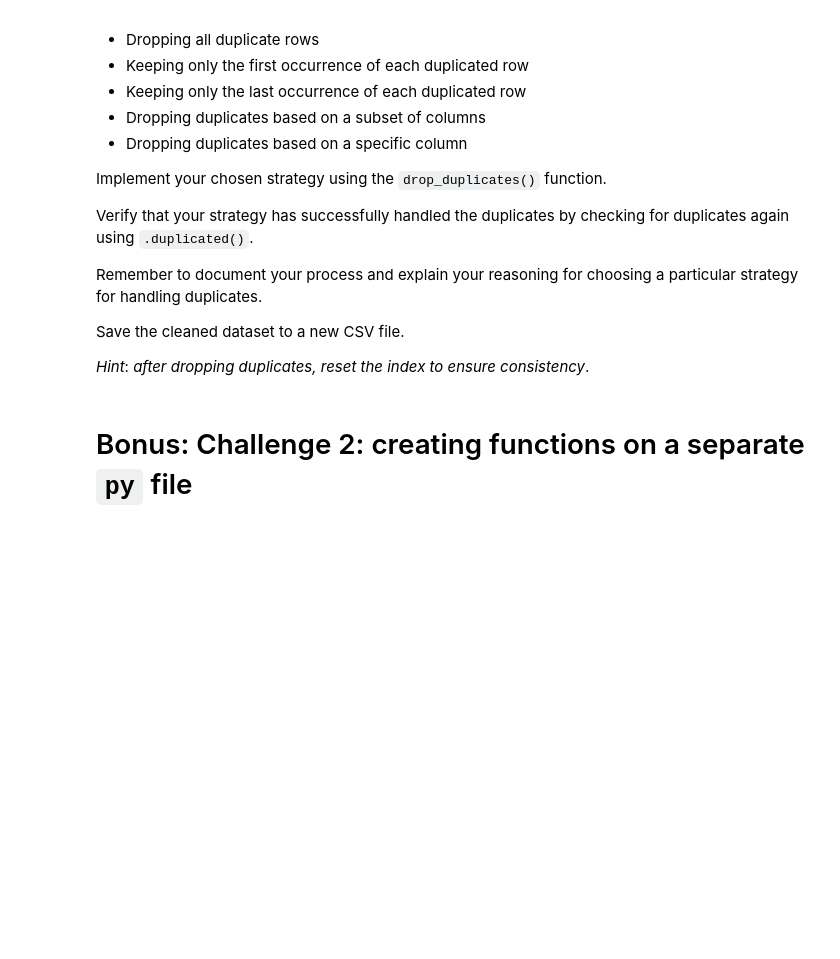
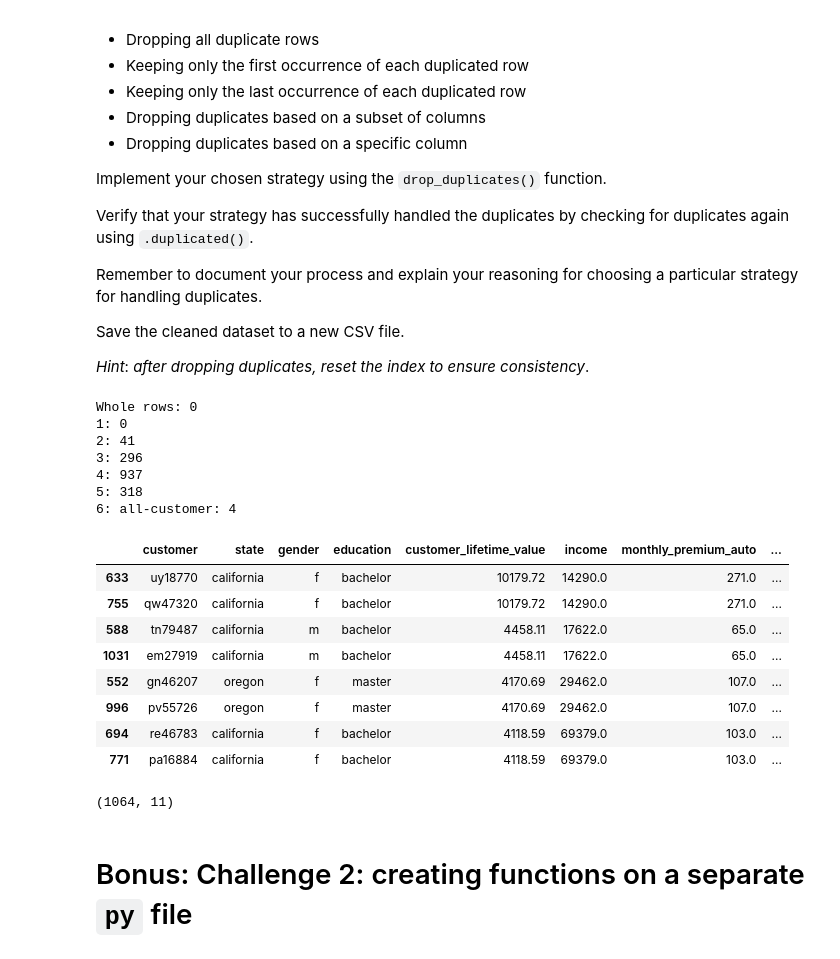
Before and after one commit to Beata2307/lab-dw-data-cleaning-and-formatting, a Jupyter notebook: lab-dw-data-cleaning-and-formatting.ipynb, the cells around one changed output. Drawn from its saved outputs; the diff is of its cells as text; code cells hidden in the pictures; blank space fills up the shorter version.

```diff
--- a/lab-dw-data-cleaning-and-formatting.ipynb
+++ b/lab-dw-data-cleaning-and-formatting.ipynb
@@ -176,0 +195,4 @@ After formatting data types, as a last step, convert all the numeric variables t
+# %%
+# rows with None values in each column will be removed from a data frame
+
+df = df.dropna(how='all')
@@ -176,0 +214,5 @@ After formatting data types, as a last step, convert all the numeric variables t
+# %%
+# For column 'gender' replace NaN values by "na", meaning that the value is unknown
+
+df['gender'] = df['gender'].fillna("na")
+df['gender'].value_counts()
@@ -176,0 +225,8 @@ After formatting data types, as a last step, convert all the numeric variables t
+# %%
+#df['customer_lifetime_value'] = df['customer_lifetime_value'].fillna(df['customer_lifetime_value'].mean())
+
+# for 'customer_lifetime_value' drop rows for which value is NaN - filling missing values with mean, mode or by using neighboring rows would not have much sens
+
+display(df[df['customer_lifetime_value'].isna()])
+
+df = df.dropna(subset='customer_lifetime_value')
@@ -197,3 +273,52 @@ Save the cleaned dataset to a new CSV file.
 *Hint*: *after dropping duplicates, reset the index to ensure consistency*.
 # %%
 # Your code here
+# First, just in case, unify values across the columns, such that all string are lower case with spaces removed and float numbers are rounded to 2 decimal places
+
+# df = df.applymap(lambda x: x.strip().lower() if isinstance(x, str) else x)
+
+# df = df.applymap(lambda x: round(x,2) if isinstance(x, float) else x)
+
+print("Whole rows:", df.duplicated().sum())
+
+
+print("1:", df.duplicated(subset=['customer']).sum())
+print("2:", df.duplicated(subset=['customer_lifetime_value']).sum())
+print("3:", df.duplicated(subset=['income']).sum())
+print("4:", df.duplicated(subset=['monthly_premium_auto']).sum())
+print("5:", df.duplicated(subset=['total_claim_amount']).sum())
+
+print("6: all-customer:", df.duplicated(subset=['state','gender', 'education', 'customer_lifetime_value','income','monthly_premium_auto','number_of_open_complaints','policy_type','vehicle_class','total_claim_amount']).sum())
+
+# print("7: 6-education:", df.duplicated(subset=['state','gender', 'customer_lifetime_value','income','monthly_premium_auto','number_of_open_complaints','policy_type','vehicle_class','total_claim_amount']).sum())
+
+# print("8: 7-state:", df.duplicated(subset=['gender', 'customer_lifetime_value','income','monthly_premium_auto','number_of_open_complaints','policy_type','vehicle_class','total_claim_amount']).sum())
+
+# print("9: 8-gender:", df.duplicated(subset=['customer_lifetime_value','income','monthly_premium_auto','number_of_open_complaints','policy_type','vehicle_class','total_claim_amount']).sum())
+
+# if we remove 'customer' column from comparison then for all other columns there are 4 duplicates that are found
+
+condition = df.duplicated(subset=['state','gender', 'education', 'customer_lifetime_value','income','monthly_premium_auto','number_of_open_complaints','policy_type','vehicle_class','total_claim_amount'],keep=False)
+
+df[condition].sort_values('income')
+
+# printing of duplicated rows shows that except the customer nr all other informations are the same for pairs of duplicated rows
+# thus the duplicated values will be removed from the df
+# duplicates must be due to a human error and maybe entering the same customer twice but with different customer id
+# %% [output]
+Whole rows: 0
+1: 0
+2: 41
+3: 296
+4: 937
+5: 318
+6: all-customer: 4
+|  | customer | state | gender | education | customer_lifetime_value | income | monthly_premium_auto | ... |
+| 633 | uy18770 | california | f | bachelor | 10179.72 | 14290.0 | 271.0 | ... |
+| 755 | qw47320 | california | f | bachelor | 10179.72 | 14290.0 | 271.0 | ... |
+| 588 | tn79487 | california | m | bachelor | 4458.11 | 17622.0 | 65.0 | ... |
+| 1031 | em27919 | california | m | bachelor | 4458.11 | 17622.0 | 65.0 | ... |
+| 552 | gn46207 | oregon | f | master | 4170.69 | 29462.0 | 107.0 | ... |
+| 996 | pv55726 | oregon | f | master | 4170.69 | 29462.0 | 107.0 | ... |
+| 694 | re46783 | california | f | bachelor | 4118.59 | 69379.0 | 103.0 | ... |
+| 771 | pa16884 | california | f | bachelor | 4118.59 | 69379.0 | 103.0 | ... |
@@ -200,3 +327,7 @@ Save the cleaned dataset to a new CSV file.
+# %%
+df_no_duplicates.shape
+# %% [output]
+(1064, 11)
 # %% [markdown]
 # Bonus: Challenge 2: creating functions on a separate `py` file
 # %% [markdown]
```
Also changed, not shown: parts of 14 cells of this notebook.
